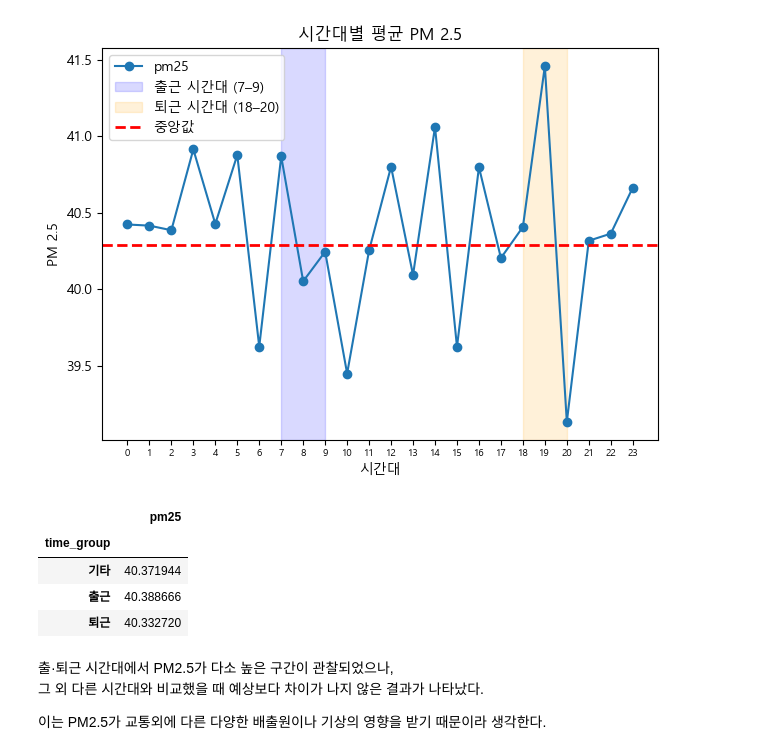
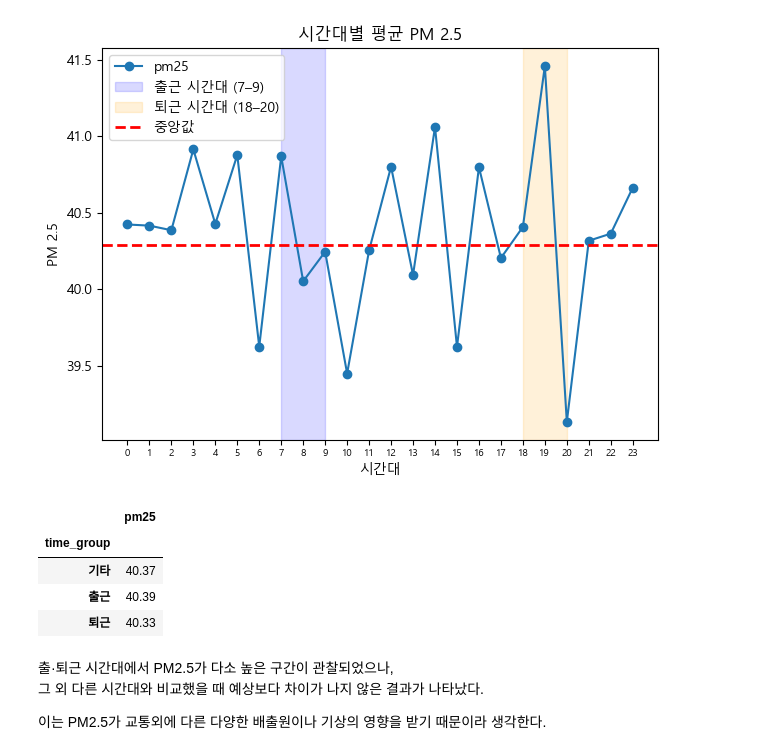
Before and after one commit to None425/Global-AirQuality-Analysis, a Jupyter notebook: notebooks/AirqualityAnalysis.ipynb, the cells around one changed output. Cells and saved outputs as stored; diff of their text form; code cells hidden in the pictures.

```diff
--- a/notebooks/AirqualityAnalysis.ipynb
+++ b/notebooks/AirqualityAnalysis.ipynb
@@ -332,13 +366,13 @@ plt.show()
 # %% [output]
 [figure]
 # %%
-df.groupby('time_group')[['pm25']].mean()
+df.groupby('time_group')[['pm25']].mean().round(2)
 # %% [output]
 |  | pm25 |
 | time_group |  |
-| 기타 | 40.371944 |
-| 출근 | 40.388666 |
-| 퇴근 | 40.332720 |
+| 기타 | 40.37 |
+| 출근 | 40.39 |
+| 퇴근 | 40.33 |
 # %% [markdown]
 출·퇴근 시간대에서 PM2.5가 다소 높은 구간이 관찰되었으나,
 그 외 다른 시간대와 비교했을 때 예상보다 차이가 나지 않은 결과가 나타났다.
```
Also changed, not shown: parts of 6 cells of this notebook.
